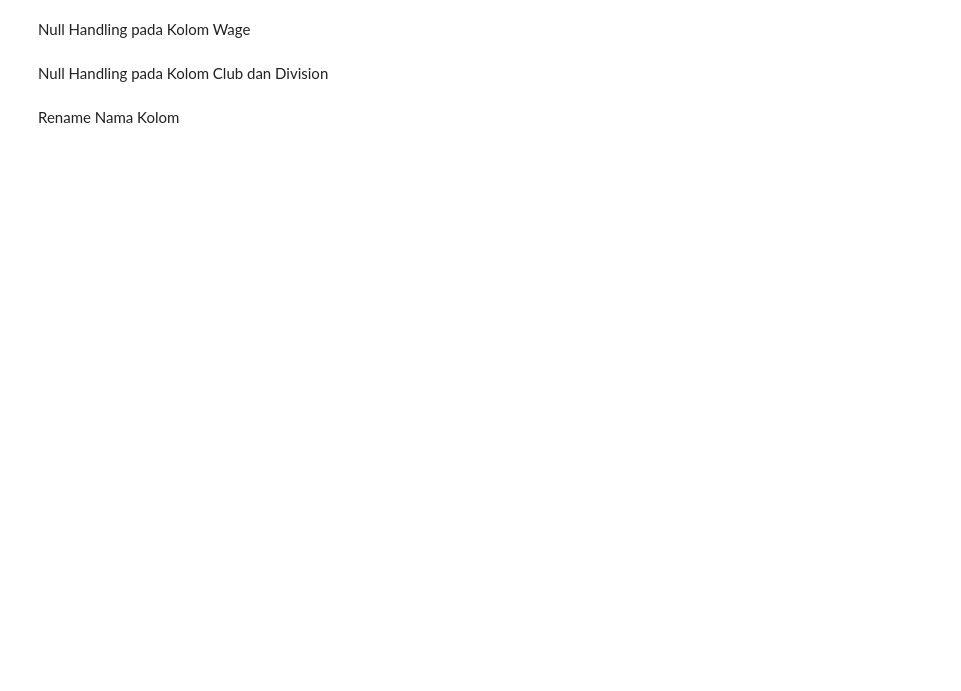
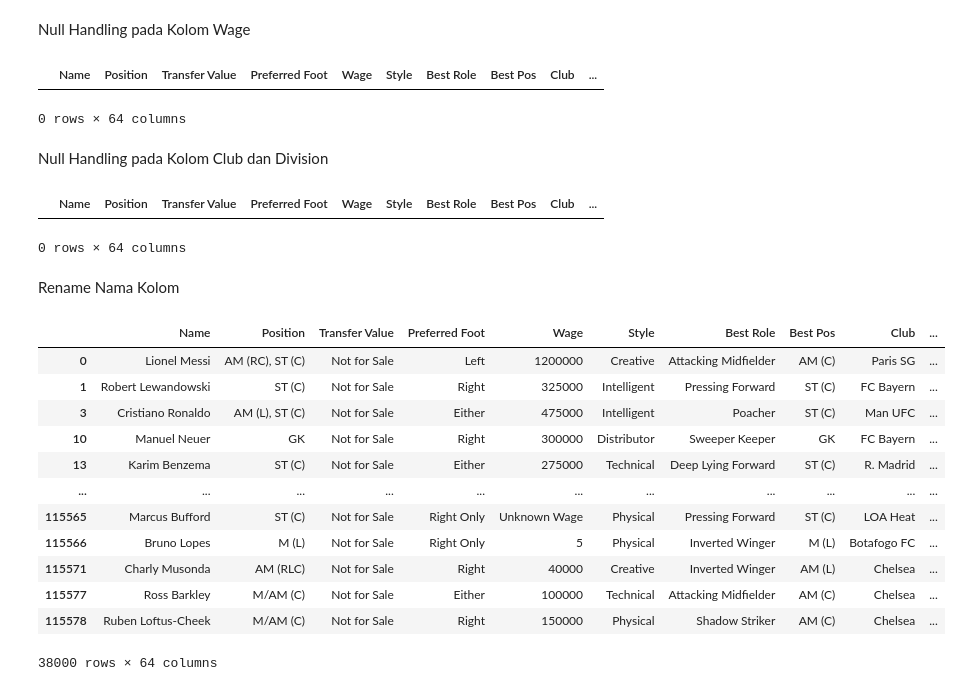
Before and after one commit to ktyptorio/FM-Data-Playground, a Jupyter notebook: Data_Collection_and_Cleaning.ipynb, the cells around one changed output. Saved outputs shown, nothing was run; the diff lists cells and outputs as text; code cells hidden in the pictures; blank space fills up the shorter version.

```diff
--- a/Data_Collection_and_Cleaning.ipynb
+++ b/Data_Collection_and_Cleaning.ipynb
@@ -4,7 +4,7 @@
 import pandas as pd
 import numpy as np
 
-path = "Data\datafm22.xlsx"
+path = "datafm22.xlsx"
 dataset = pd.read_excel(path)
 # %%
 datafm = dataset.copy()
@@ -30,3 +31,8 @@ datafm['Weight'] = datafm['Weight'].str.replace(' kg','')
 datafm['Wage'] = datafm['Wage'].str.replace('£','')
 datafm['Wage'] = datafm['Wage'].str.replace(' p/w','')
 datafm['Wage'] = datafm['Wage'].str.replace(',','')
+# %%
+datafm['Transfer Value'] = datafm['Transfer Value'].str.split(' - ', expand=True)[1]
+datafm['Transfer Value'] = datafm['Transfer Value'].replace(np.nan,'Not for Sale')
+datafm['Transfer Value'] = datafm['Transfer Value'].str.replace('£','')
+datafm['Transfer Value']
@@ -33,10 +52,5 @@ datafm['Wage'] = datafm['Wage'].str.replace(',','')
 # %%
 #Update Format Kolom Transfer Value
-
-for i in range(len(datafm)):
-  datafm['Transfer Value'][i] = datafm['Transfer Value'][i].split(' - ')[0]
-
-datafm['Transfer Value'] = datafm['Transfer Value'].str.replace('£','')
 
 def value_to_int(df_value):
     try:
@@ -44,9 +58,9 @@ def value_to_int(df_value):
         suffix = df_value[-1:]
 
         if suffix == 'M':
-            value = int(value) * 1000000
+            value = float(value) * 1000000
         elif suffix == 'K':
-            value = int(value) * 1000
+            value = float(value) * 1000
         else:
             value = df_value
     except ValueError:
@@ -68,6 +93,9 @@ See the caveats in the documentation: https://pandas.pydata.org/pandas-docs/stab
 Null Handling pada Kolom Wage
 # %%
 datafm[datafm['Wage'].isnull() == True]
+# %% [output]
+|  | Name | Position | Transfer Value | Preferred Foot | Wage | Style | Best Role | Best Pos | Club | ... |
+0 rows × 64 columns
 # %%
 datafm['Wage'] = datafm['Wage'].replace('N/A','Unknown Wage')
 datafm['Wage'] = datafm['Wage'].str.replace('-','0')
@@ -75,6 +103,9 @@ datafm['Wage'] = datafm['Wage'].str.replace('-','0')
 Null Handling pada Kolom Club dan Division
 # %%
 datafm[datafm['Club'].isnull() == True]
+# %% [output]
+|  | Name | Position | Transfer Value | Preferred Foot | Wage | Style | Best Role | Best Pos | Club | ... |
+0 rows × 64 columns
 # %%
 datafm['Club'] = datafm['Club'].replace('','No Club')
 datafm['Division'] = datafm['Division'].replace('-','No Division')
@@ -87,2 +116,18 @@ datafm
+# %%
+datafm[datafm['Transfer Value'] == 'Not for Sale']
+# %% [output]
+|  | Name | Position | Transfer Value | Preferred Foot | Wage | Style | Best Role | Best Pos | Club | ... |
+| 0 | Lionel Messi | AM (RC), ST (C) | Not for Sale | Left | 1200000 | Creative | Attacking Midfielder | AM (C) | Paris SG | ... |
+| 1 | Robert Lewandowski | ST (C) | Not for Sale | Right | 325000 | Intelligent | Pressing Forward | ST (C) | FC Bayern | ... |
+| 3 | Cristiano Ronaldo | AM (L), ST (C) | Not for Sale | Either | 475000 | Intelligent | Poacher | ST (C) | Man UFC | ... |
+| 10 | Manuel Neuer | GK | Not for Sale | Right | 300000 | Distributor | Sweeper Keeper | GK | FC Bayern | ... |
+| 13 | Karim Benzema | ST (C) | Not for Sale | Either | 275000 | Technical | Deep Lying Forward | ST (C) | R. Madrid | ... |
+| ... | ... | ... | ... | ... | ... | ... | ... | ... | ... | ... |
+| 115565 | Marcus Bufford | ST (C) | Not for Sale | Right Only | Unknown Wage | Physical | Pressing Forward | ST (C) | LOA Heat | ... |
+| 115566 | Bruno Lopes | M (L) | Not for Sale | Right Only | 5 | Physical | Inverted Winger | M (L) | Botafogo FC | ... |
+| 115571 | Charly Musonda | AM (RLC) | Not for Sale | Right | 40000 | Creative | Inverted Winger | AM (L) | Chelsea | ... |
+| 115577 | Ross Barkley | M/AM (C) | Not for Sale | Either | 100000 | Technical | Attacking Midfielder | AM (C) | Chelsea | ... |
+| 115578 | Ruben Loftus-Cheek | M/AM (C) | Not for Sale | Right | 150000 | Physical | Shadow Striker | AM (C) | Chelsea | ... |
+38000 rows × 64 columns
 # %%
 datafm.to_csv('datafm22.csv', index=False)
```
Also changed, not shown: parts of 5 cells of this notebook.
